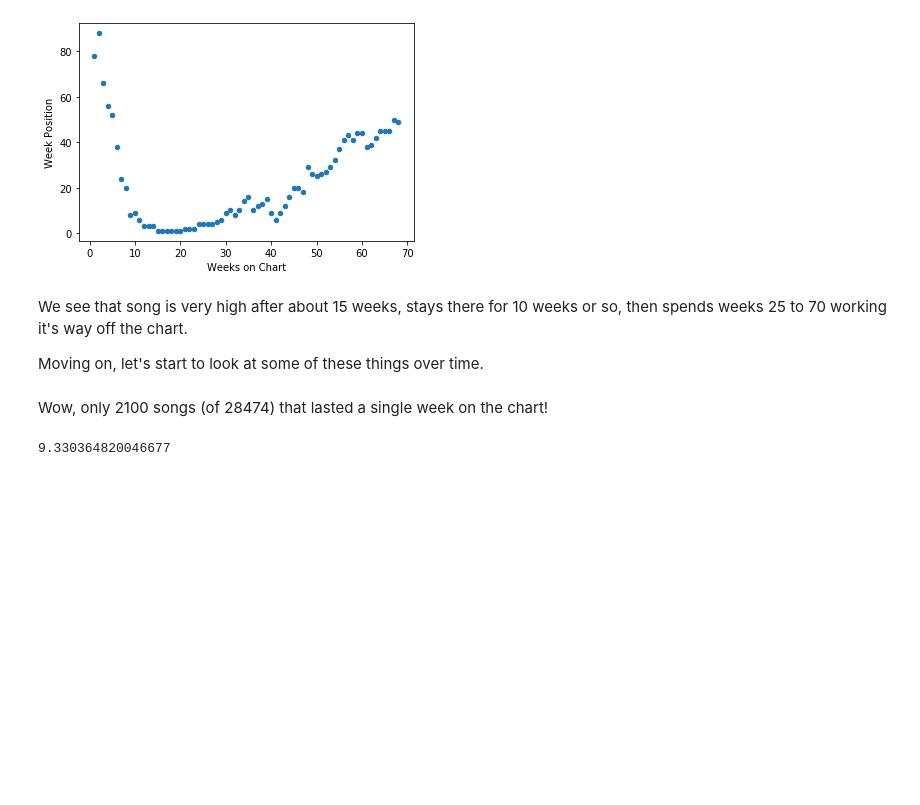
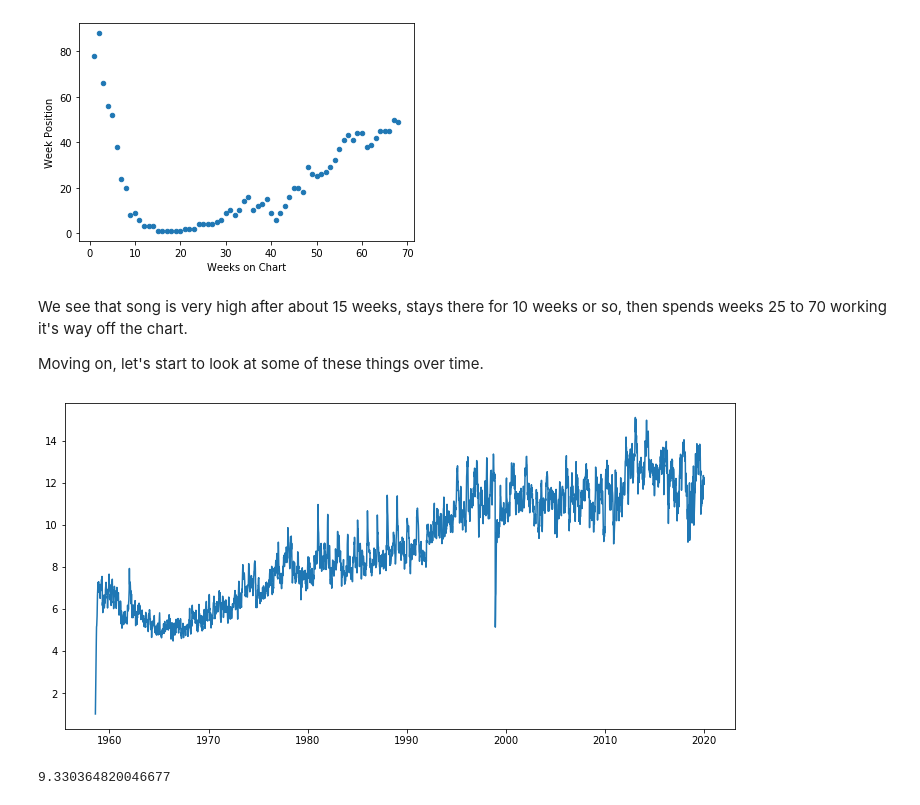
Before and after one commit to RobNewt/Data-Analysis, a Jupyter notebook: Billboard Top 100 (In Progress).ipynb, the cells around one changed output. Saved outputs shown, nothing was run; the diff lists cells and outputs as text; code cells hidden in the pictures; blank space fills up the shorter version.

```diff
--- a/Billboard Top 100 (In Progress).ipynb
+++ b/Billboard Top 100 (In Progress).ipynb
@@ -256,5 +300,10 @@ import datetime
-# %% [markdown]
-Wow, only 2100 songs (of 28474) that lasted a single week on the chart!
+# %%
+tryd = df1.groupby('WeekID').mean().sort_values('WeekID', ascending=True)
+tryd.head()
+plt.figure(figsize=(12,6))
+plt.plot(tryd['Weeks on Chart']);
+# %% [output]
+[figure, added]
 # %%
 new_df1[new_df1['WeekID'] < datetime.datetime(1988,1,1)]['Weeks on Chart'].mean()
 # %% [output]
```
Also changed, not shown: parts of 9 cells of this notebook.
